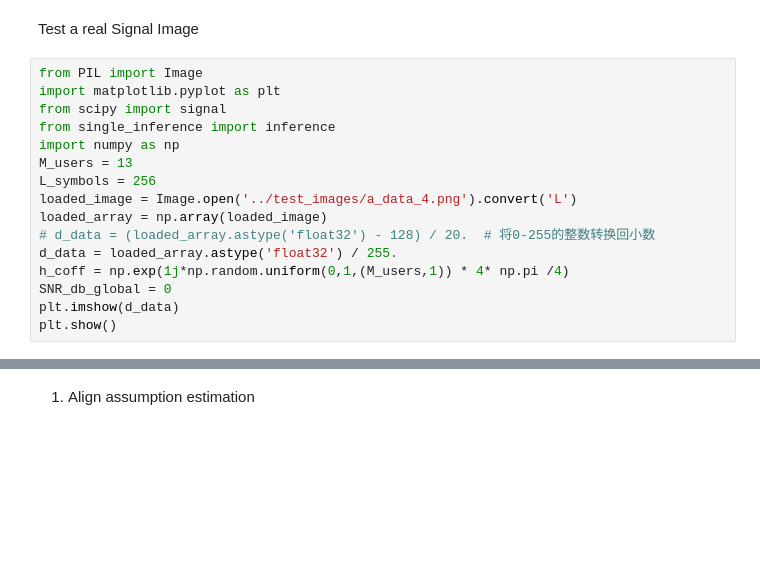
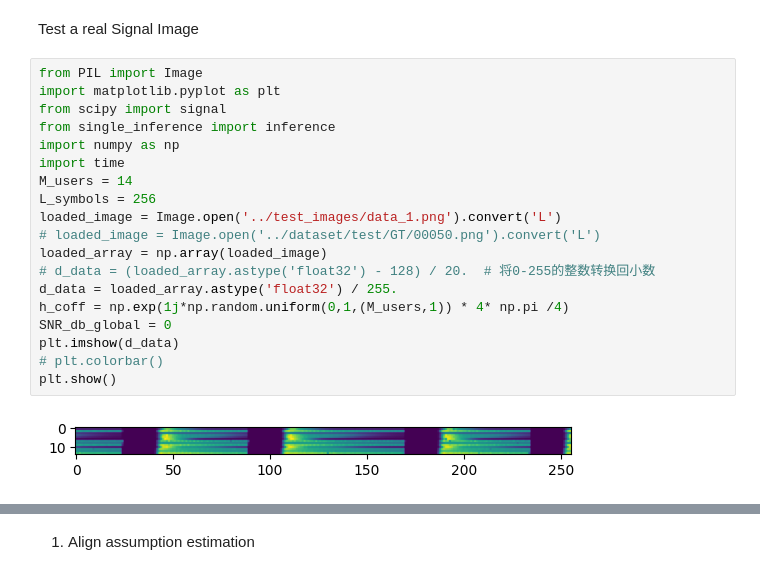
Before and after one commit to auto-Dog/MOAC_deep, a Jupyter notebook: src/main.ipynb, the cells around one changed output, grey strips where cells are left out. Cells and saved outputs as stored; diff of their text form; blank space fills up the shorter version.

```diff
--- a/src/main.ipynb
+++ b/src/main.ipynb
@@ -15,19 +74,24 @@ Test a real Signal Image
 # %%
 from PIL import Image
 import matplotlib.pyplot as plt
 from scipy import signal
 from single_inference import inference
 import numpy as np
-M_users = 13
+import time
+M_users = 14
 L_symbols = 256
-loaded_image = Image.open('../test_images/a_data_4.png').convert('L')
+loaded_image = Image.open('../test_images/data_1.png').convert('L')
+# loaded_image = Image.open('../dataset/test/GT/00050.png').convert('L')
 loaded_array = np.array(loaded_image)
 # d_data = (loaded_array.astype('float32') - 128) / 20.  # 将0-255的整数转换回小数
 d_data = loaded_array.astype('float32') / 255.
 h_coff = np.exp(1j*np.random.uniform(0,1,(M_users,1)) * 4* np.pi /4)
 SNR_db_global = 0
 plt.imshow(d_data)
+# plt.colorbar()
 plt.show()
+# %% [output]
+[figure, added]
 # %%
 def awgn(x, snr):
     '''Add AWGN(complex)
```
Also changed, not shown: parts of 9 cells of this notebook, 9 other files.
